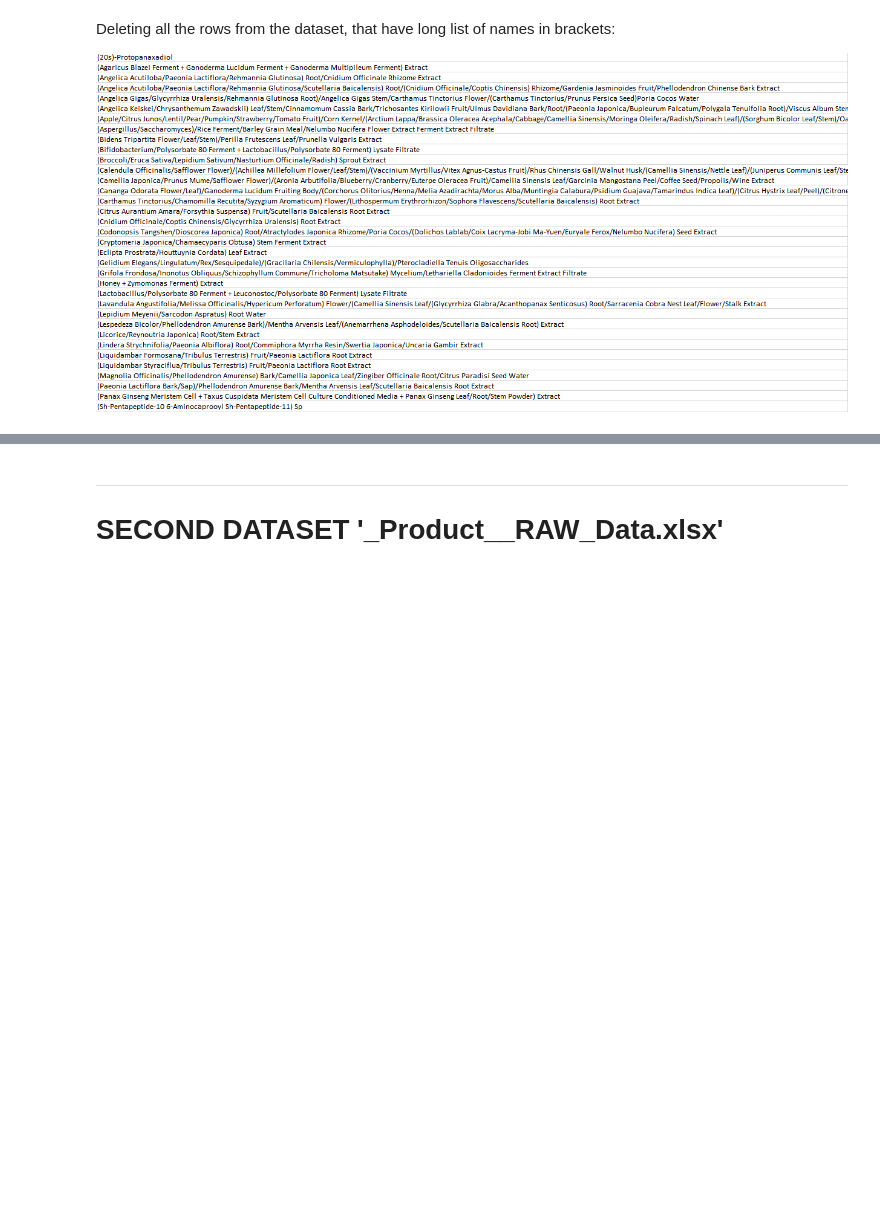
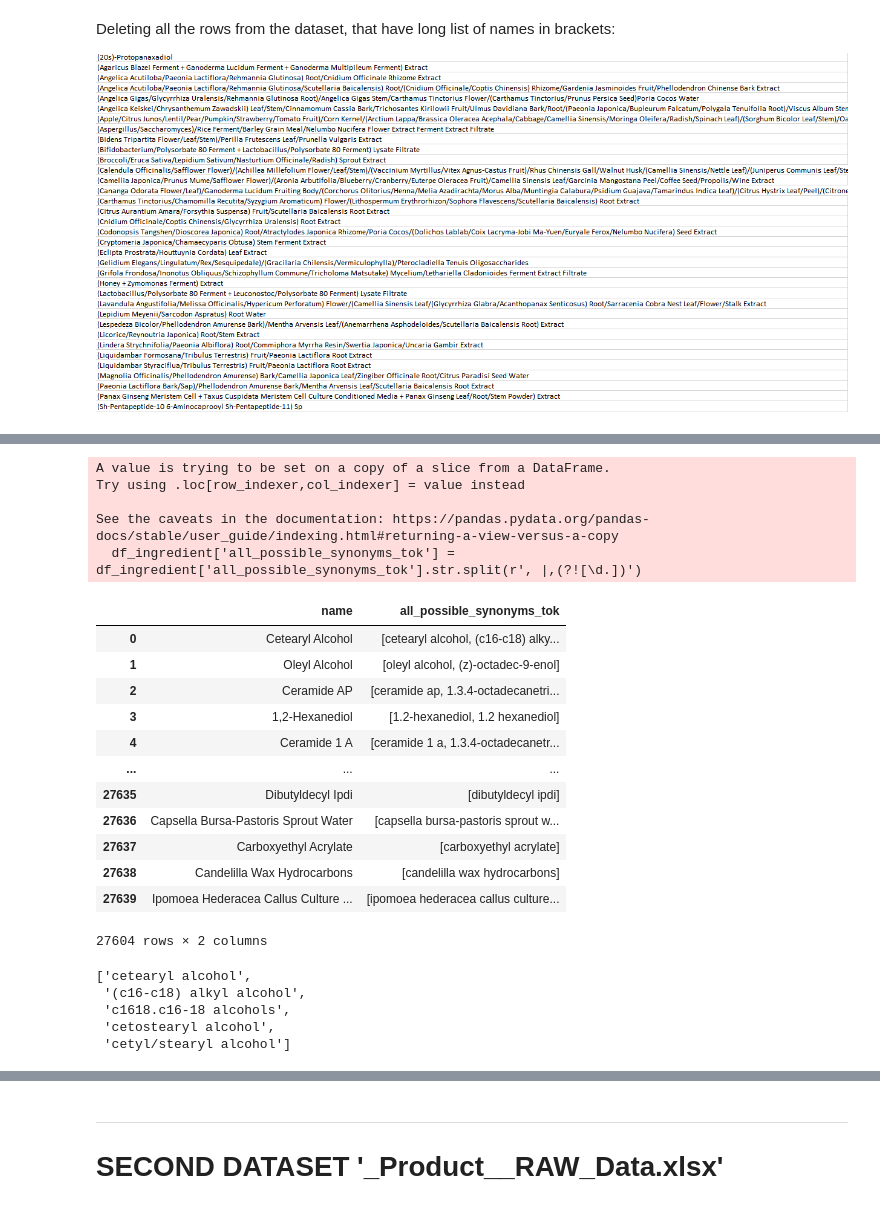
Before and after one commit to nikolastankovski/mlprojectt2, a Jupyter notebook: python scripts/DatasetsAnalysisAndPreprocessing.ipynb, the cells around one changed output, grey strips where cells are left out. Saved outputs shown, nothing was run; the diff lists cells and outputs as text; code cells hidden in the pictures; blank space fills up the shorter version.

```diff
--- a/python scripts/DatasetsAnalysisAndPreprocessing.ipynb
+++ b/python scripts/DatasetsAnalysisAndPreprocessing.ipynb
@@ -210,0 +242,31 @@ df.to_csv('ingredient_w_synonyms_tokenized.csv')
+# %%
+#df_ingredient['all_possible_synonyms_tok'] = df_ingredient['all_possible_synonyms_tok'].str.split(r', |,')
+df_ingredient['all_possible_synonyms_tok'] = df_ingredient['all_possible_synonyms_tok'].str.split(r', |,(?![\d.])')
+df_ingredient
+# %% [output]
+A value is trying to be set on a copy of a slice from a DataFrame.
+Try using .loc[row_indexer,col_indexer] = value instead
+
+See the caveats in the documentation: https://pandas.pydata.org/pandas-docs/stable/user_guide/indexing.html#returning-a-view-versus-a-copy
+  df_ingredient['all_possible_synonyms_tok'] = df_ingredient['all_possible_synonyms_tok'].str.split(r', |,(?![\d.])')
+|  | name | all_possible_synonyms_tok |
+| 0 | Cetearyl Alcohol | [cetearyl alcohol, (c16-c18) alky... |
+| 1 | Oleyl Alcohol | [oleyl alcohol, (z)-octadec-9-enol] |
+| 2 | Ceramide AP | [ceramide ap, 1.3.4-octadecanetri... |
+| 3 | 1,2-Hexanediol | [1.2-hexanediol, 1.2 hexanediol] |
+| 4 | Ceramide 1 A | [ceramide 1 a, 1.3.4-octadecanetr... |
+| ... | ... | ... |
+| 27635 | Dibutyldecyl Ipdi | [dibutyldecyl ipdi] |
+| 27636 | Capsella Bursa-Pastoris Sprout Water | [capsella bursa-pastoris sprout w... |
+| 27637 | Carboxyethyl Acrylate | [carboxyethyl acrylate] |
+| 27638 | Candelilla Wax Hydrocarbons | [candelilla wax hydrocarbons] |
+| 27639 | Ipomoea Hederacea Callus Culture ... | [ipomoea hederacea callus culture... |
+27604 rows × 2 columns
+# %%
+df_ingredient['all_possible_synonyms_tok'][0]
+# %% [output]
+['cetearyl alcohol',
+ '(c16-c18) alkyl alcohol',
+ 'c1618.c16-18 alcohols',
+ 'cetostearyl alcohol',
+ 'cetyl/stearyl alcohol']
```
Also changed, not shown: parts of 18 cells of this notebook, 4 other files.
